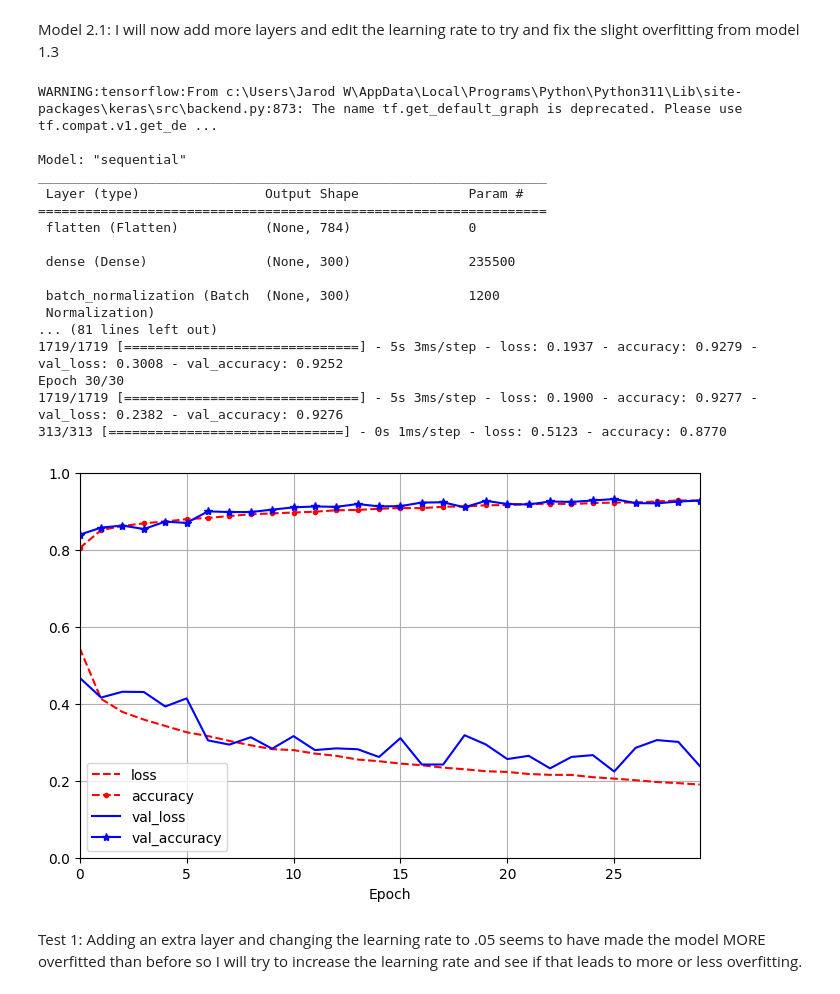
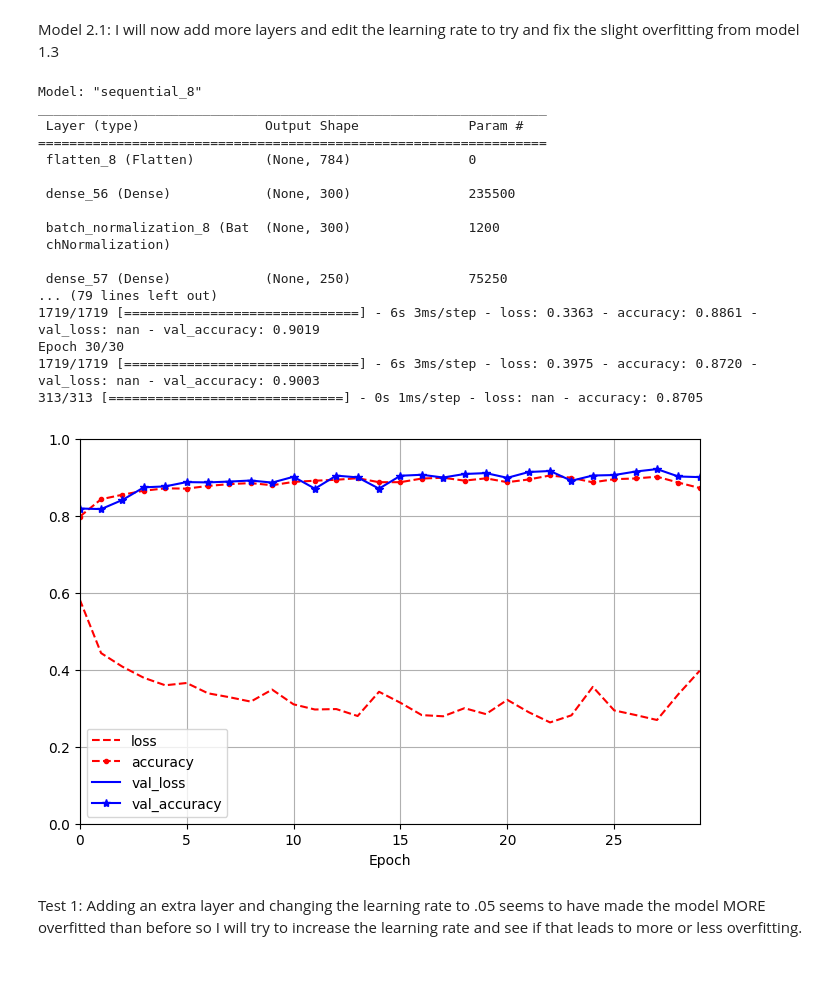
Before and after one commit to lennymuldoon/Project2, a Jupyter notebook: Muldoon_CM2_Project2.ipynb, the cells around one changed output. Cells and saved outputs as stored; diff of their text form; code cells hidden in the pictures.

Commit message:
added my own custom layer to model

```diff
--- a/Muldoon_CM2_Project2.ipynb
+++ b/Muldoon_CM2_Project2.ipynb
@@ -6,3 +4,5 @@ WARNING:tensorflow:From c:\Users\Jarod W\AppData\Local\Programs\Python\Python311
+# %%
+myLayer = tf.keras.layers.Lambda(lambda x: tf.abs(x))
 # %% [markdown]
 Model 2.1: I will now add more layers and edit the learning rate to try and fix the slight overfitting from model 1.3
 # %%
@@ -29,51 +29,63 @@ model2_1.add(tf.keras.layers.Dropout(.2))
 #more hidden layers
 model2_1.add(tf.keras.layers.Dense(150, activation="relu"))
 #added this layer
-model2_1.add(tf.keras.layers.Dense(100, activation="relu"))
+model2_1.add(myLayer)
 model2_1.add(tf.keras.layers.Dense(50, activation="relu"))
 model2_1.add(tf.keras.layers.Dense(10, activation="softmax"))
 
 model2_1.summary()
 
+#Custom loss function
+def lossFunc(y_true, y_pred):
+    # Calculate cross-entropy loss
+    cross_entropy = tf.keras.losses.CategoricalCrossentropy(from_logits=True)(y_true, y_pred)
+
+    # Define the regularization term (L2 weight decay)
+    l2_weight_decay = 0.001  # Adjust this value as needed
+    regularization_loss = tf.reduce_sum(tf.keras.regularizers.l2(l2_weight_decay)(model.trainable_variables))
+
+    # Combine losses with weights
+    total_loss = cross_entropy + regularization_loss * 0.1  # Adjust weight (0.1)
+
+    return total_loss
+
 #Step 3 - Compile the model
 #edited learning rate to .05 instead of .01
-model2_1.compile(loss="sparse_categorical_crossentropy",
-              optimizer = tf.keras.optimizers.SGD(learning_rate=0.05),
-              metrics=["accuracy"])
+model2_1.compile(loss="sparse_categorical_crossentropy", optimizer = "adam", metrics=["accuracy"])
 
 #Step 4 - Train and evaluate model
 history2_1 = model2_1.fit(X_train, y_train, epochs=30,
                     validation_data=(X_valid, y_valid))
 
 #Step 5 - Check for overfitting and retest if needed (STOP HERE BASED ON ASSIGNMENT REQS)
 mse_test, rmse_test = model2_1.evaluate(X_test, y_test)
 
 #Step 6 - Visualize the data
 import matplotlib.pyplot as plt
 import pandas as pd
 
 pd.DataFrame(history2_1.history).plot(
     figsize=(8, 5), xlim=[0, 29], ylim=[0, 1], grid=True, xlabel="Epoch",
     style=["r--", "r--.", "b-", "b-*"])
 plt.show()
 # %% [output]
-WARNING:tensorflow:From c:\Users\Jarod W\AppData\Local\Programs\Python\Python311\Lib\site-packages\keras\src\backend.py:873: The name tf.get_default_graph is deprecated. Please use tf.compat.v1.get_de ...
-
-Model: "sequential"
+Model: "sequential_8"
 _________________________________________________________________
  Layer (type)                Output Shape              Param #
 =================================================================
- flatten (Flatten)           (None, 784)               0
+ flatten_8 (Flatten)         (None, 784)               0
 
- dense (Dense)               (None, 300)               235500
+ dense_56 (Dense)            (None, 300)               235500
 
- batch_normalization (Batch  (None, 300)               1200
- Normalization)
-... (81 lines left out)
-1719/1719 [==============================] - 5s 3ms/step - loss: 0.1937 - accuracy: 0.9279 - val_loss: 0.3008 - val_accuracy: 0.9252
+ batch_normalization_8 (Bat  (None, 300)               1200
+ chNormalization)
+
+ dense_57 (Dense)            (None, 250)               75250
+... (79 lines left out)
+1719/1719 [==============================] - 6s 3ms/step - loss: 0.3363 - accuracy: 0.8861 - val_loss: nan - val_accuracy: 0.9019
 Epoch 30/30
-1719/1719 [==============================] - 5s 3ms/step - loss: 0.1900 - accuracy: 0.9277 - val_loss: 0.2382 - val_accuracy: 0.9276
-313/313 [==============================] - 0s 1ms/step - loss: 0.5123 - accuracy: 0.8770
+1719/1719 [==============================] - 6s 3ms/step - loss: 0.3975 - accuracy: 0.8720 - val_loss: nan - val_accuracy: 0.9003
+313/313 [==============================] - 0s 1ms/step - loss: nan - accuracy: 0.8705
-[figure, old version]
+[figure, new version]
 # %% [markdown]
 Test 1: Adding an extra layer and changing the learning rate to .05 seems to have made the model MORE overfitted than before so I will try to increase the learning rate and see if that leads to more or less overfitting.
```
Also changed, not shown: parts of 1 cell of this notebook.
